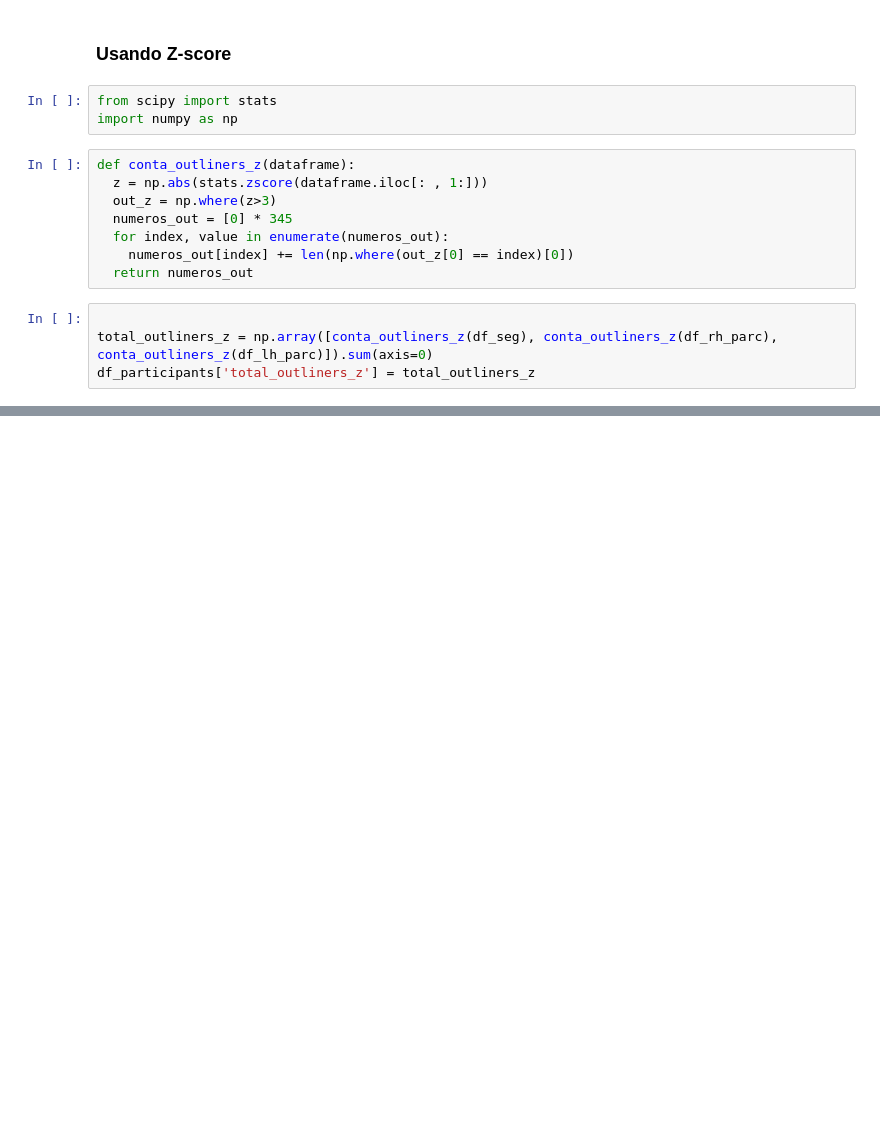
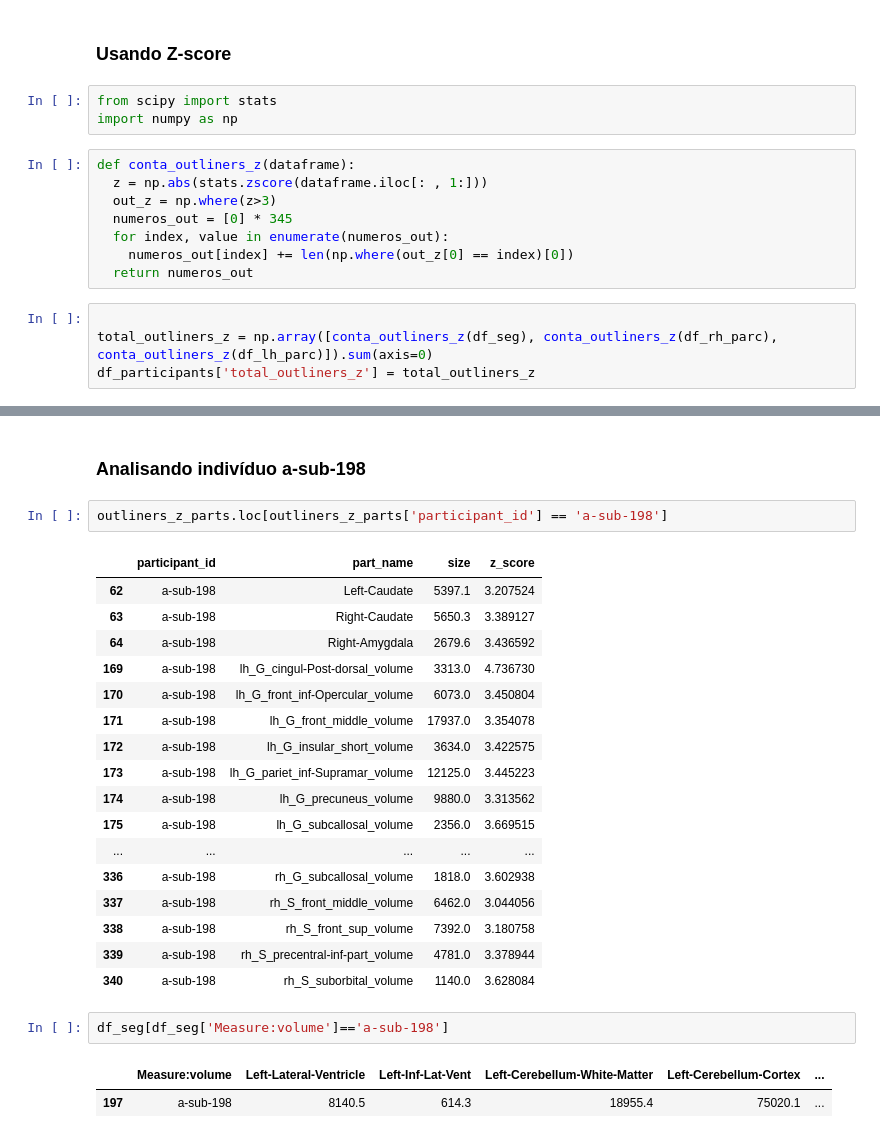
Before and after one commit to erikohara/tcc_eniac, a Jupyter notebook: MachineLearningMultipleIntelligence.ipynb, the cells around one changed output, grey strips where cells are left out. Drawn from its saved outputs; the diff is of its cells as text; blank space fills up the shorter version.

```diff
--- a/MachineLearningMultipleIntelligence.ipynb
+++ b/MachineLearningMultipleIntelligence.ipynb
@@ -212,0 +262,27 @@ df_participants.sort_values('total_outliners_z', ascending=False).head(10)
+# %% [markdown]
+### Analisando indivíduo a-sub-198
+# %%
+outliners_z_parts.loc[outliners_z_parts['participant_id'] == 'a-sub-198']
+# %% [output]
+|  | participant_id | part_name | size | z_score |
+| 62 | a-sub-198 | Left-Caudate | 5397.1 | 3.207524 |
+| 63 | a-sub-198 | Right-Caudate | 5650.3 | 3.389127 |
+| 64 | a-sub-198 | Right-Amygdala | 2679.6 | 3.436592 |
+| 169 | a-sub-198 | lh_G_cingul-Post-dorsal_volume | 3313.0 | 4.736730 |
+| 170 | a-sub-198 | lh_G_front_inf-Opercular_volume | 6073.0 | 3.450804 |
+| 171 | a-sub-198 | lh_G_front_middle_volume | 17937.0 | 3.354078 |
+| 172 | a-sub-198 | lh_G_insular_short_volume | 3634.0 | 3.422575 |
+| 173 | a-sub-198 | lh_G_pariet_inf-Supramar_volume | 12125.0 | 3.445223 |
+| 174 | a-sub-198 | lh_G_precuneus_volume | 9880.0 | 3.313562 |
+| 175 | a-sub-198 | lh_G_subcallosal_volume | 2356.0 | 3.669515 |
+| ... | ... | ... | ... | ... |
+| 336 | a-sub-198 | rh_G_subcallosal_volume | 1818.0 | 3.602938 |
+| 337 | a-sub-198 | rh_S_front_middle_volume | 6462.0 | 3.044056 |
+| 338 | a-sub-198 | rh_S_front_sup_volume | 7392.0 | 3.180758 |
+| 339 | a-sub-198 | rh_S_precentral-inf-part_volume | 4781.0 | 3.378944 |
+| 340 | a-sub-198 | rh_S_suborbital_volume | 1140.0 | 3.628084 |
+# %%
+df_seg[df_seg['Measure:volume']=='a-sub-198']
+# %% [output]
+|  | Measure:volume | Left-Lateral-Ventricle | Left-Inf-Lat-Vent | Left-Cerebellum-White-Matter | Left-Cerebellum-Cortex | ... |
+| 197 | a-sub-198 | 8140.5 | 614.3 | 18955.4 | 75020.1 | ... |
```
Also changed, not shown: parts of 44 cells of this notebook.
